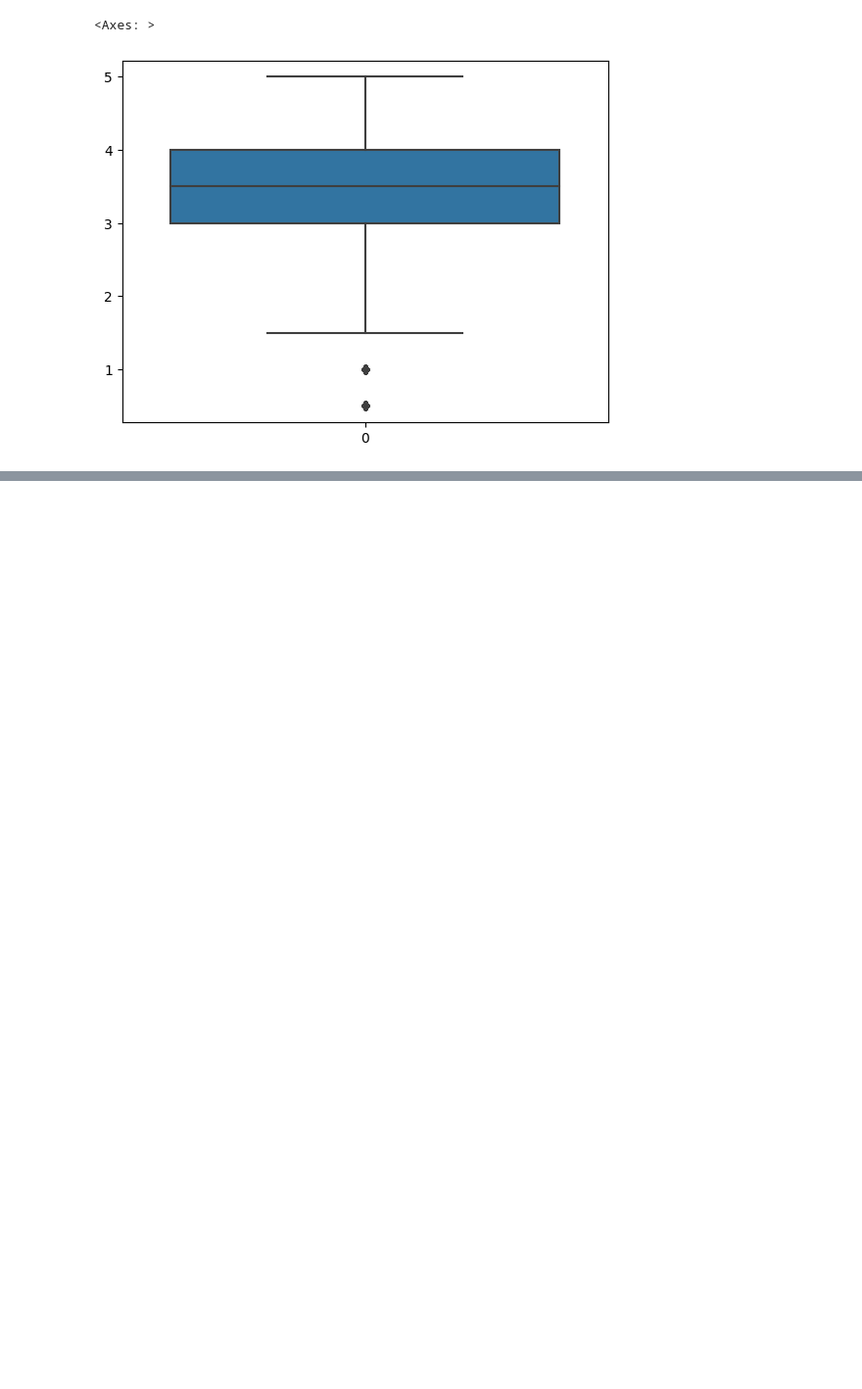
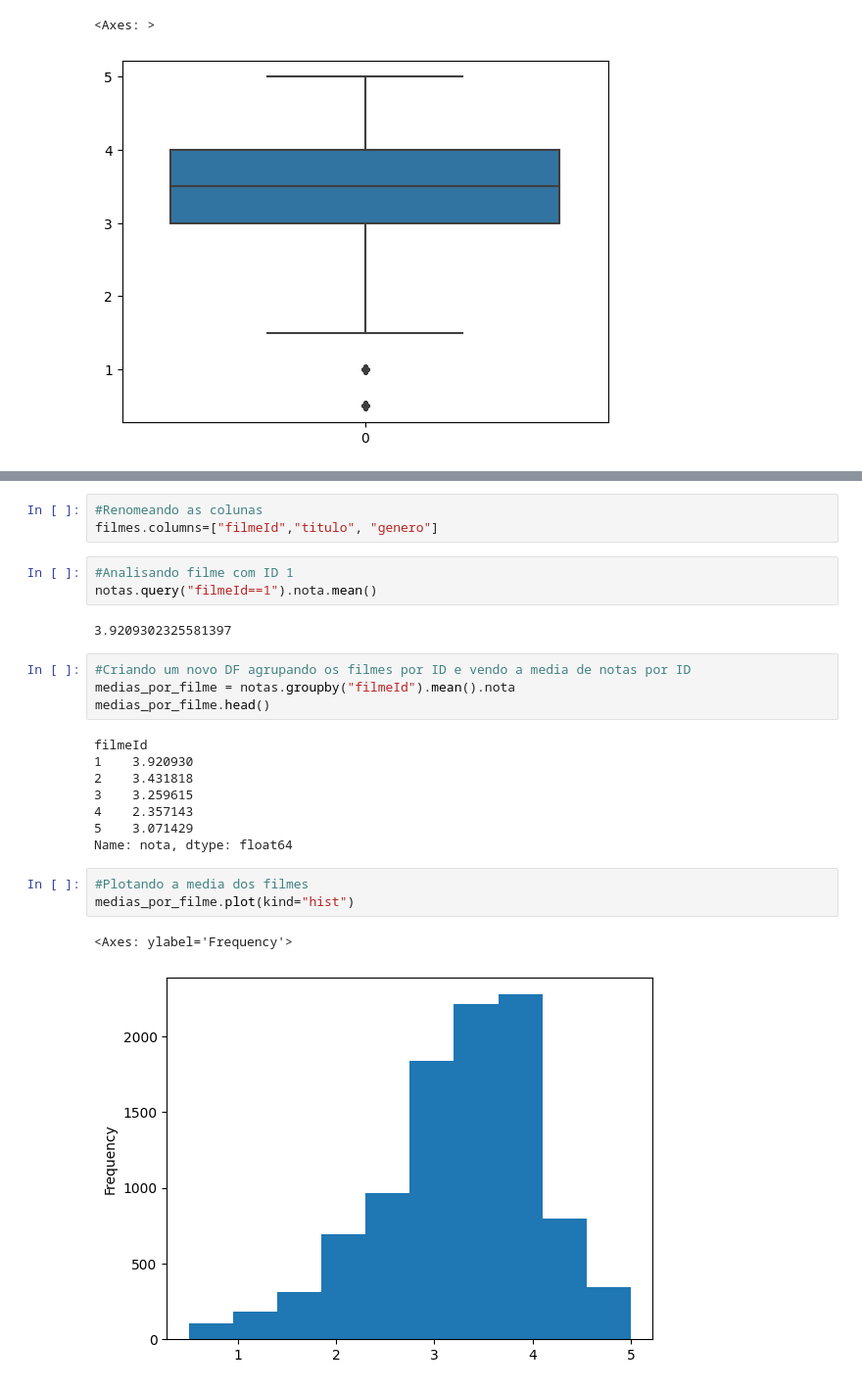
Before and after one commit to carolinapvega/Python-Studies, a Jupyter notebook: data_science_1.ipynb, the cells around one changed output, grey strips where cells are left out. Shown: that part at 98% size. Drawn from its saved outputs; the diff is of its cells as text; blank space fills up the shorter version.

Commit message:
Adicionando novas analise e um novo df

```diff
--- a/data_science_1.ipynb
+++ b/data_science_1.ipynb
@@ -72,0 +84,26 @@ sns.boxplot(notas.nota)
+# %%
+#Renomeando as colunas
+filmes.columns=["filmeId","titulo", "genero"]
+# %%
+#Analisando filme com ID 1
+notas.query("filmeId==1").nota.mean()
+# %% [output]
+3.9209302325581397
+# %%
+#Criando um novo DF agrupando os filmes por ID e vendo a media de notas por ID
+medias_por_filme = notas.groupby("filmeId").mean().nota
+medias_por_filme.head()
+# %% [output]
+filmeId
+1    3.920930
+2    3.431818
+3    3.259615
+4    2.357143
+5    3.071429
+Name: nota, dtype: float64
+# %%
+#Plotando a media dos filmes
+medias_por_filme.plot(kind="hist")
+# %% [output]
+<Axes: ylabel='Frequency'>
+[figure, added]
```
Also changed, not shown: parts of 3 cells of this notebook.
